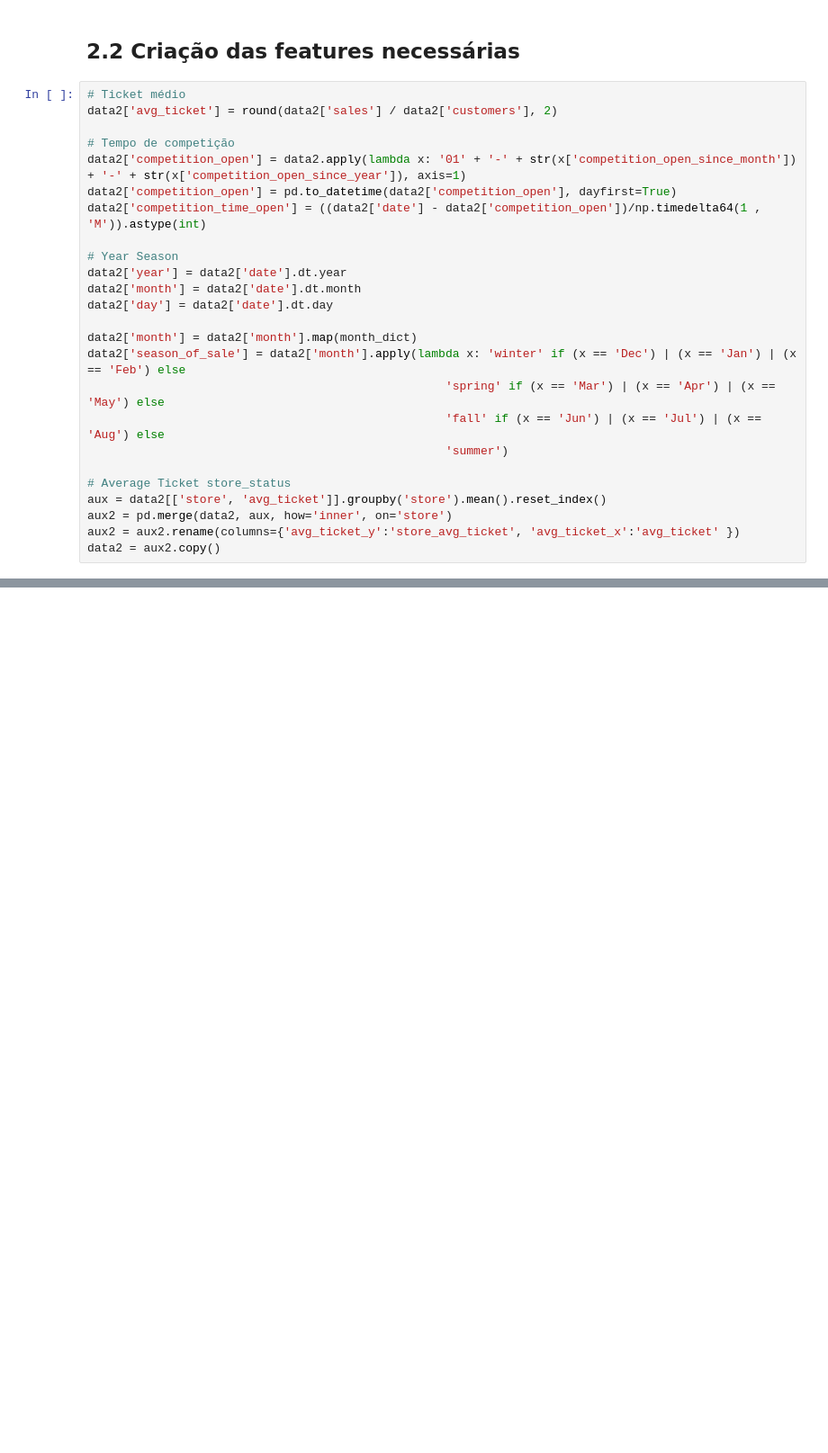
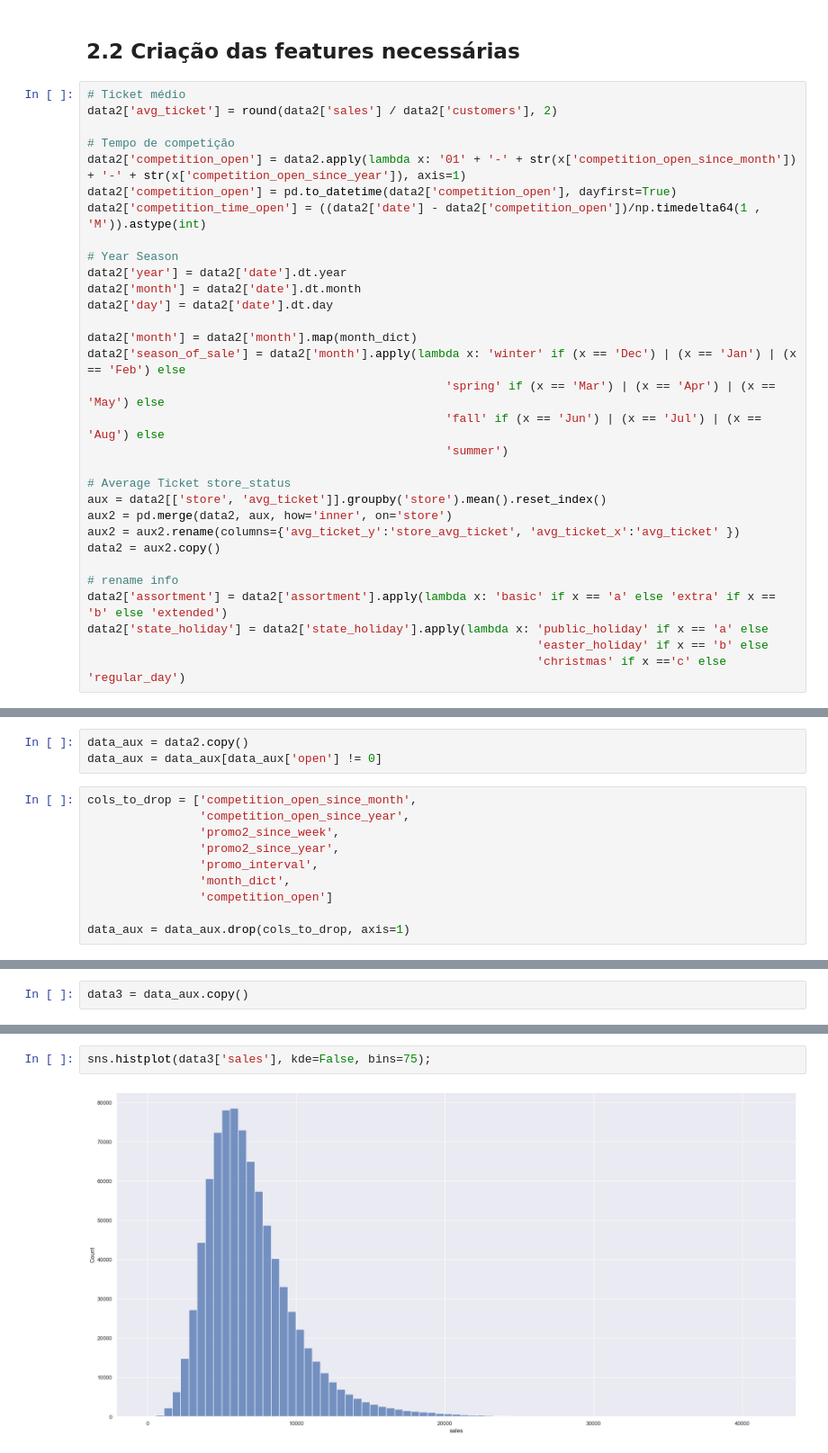
Before and after one commit to FelipeCaetanoDS/rossmann, a Jupyter notebook: rossmann_predict_project.ipynb, the cells around one changed output, grey strips where cells are left out. Shown at 90% size. Drawn from its saved outputs; the diff is of its cells as text; blank space fills up the shorter version.

```diff
--- a/rossmann_predict_project.ipynb
+++ b/rossmann_predict_project.ipynb
@@ -303,3 +301,9 @@ aux = data2[['store', 'avg_ticket']].groupby('store').mean().reset_index()
 aux2 = pd.merge(data2, aux, how='inner', on='store')
 aux2 = aux2.rename(columns={'avg_ticket_y':'store_avg_ticket', 'avg_ticket_x':'avg_ticket' })
 data2 = aux2.copy()
+
+# rename info
+data2['assortment'] = data2['assortment'].apply(lambda x: 'basic' if x == 'a' else 'extra' if x == 'b' else 'extended')
+data2['state_holiday'] = data2['state_holiday'].apply(lambda x: 'public_holiday' if x == 'a' else
+                                                                'easter_holiday' if x == 'b' else
+                                                                'christmas' if x =='c' else 'regular_day')
@@ -314,0 +312,13 @@ data2.head()
+# %%
+data_aux = data2.copy()
+data_aux = data_aux[data_aux['open'] != 0]
+# %%
+cols_to_drop = ['competition_open_since_month',
+                'competition_open_since_year',
+                'promo2_since_week',
+                'promo2_since_year',
+                'promo_interval',
+                'month_dict',
+                'competition_open']
+
+data_aux = data_aux.drop(cols_to_drop, axis=1)
@@ -314,0 +327,2 @@ data2.head()
+# %%
+data3 = data_aux.copy()
@@ -314,0 +333,4 @@ data2.head()
+# %%
+sns.histplot(data3['sales'], kde=False, bins=75);
+# %% [output]
+[figure, added]
```
Also changed, not shown: parts of 12 cells of this notebook.
